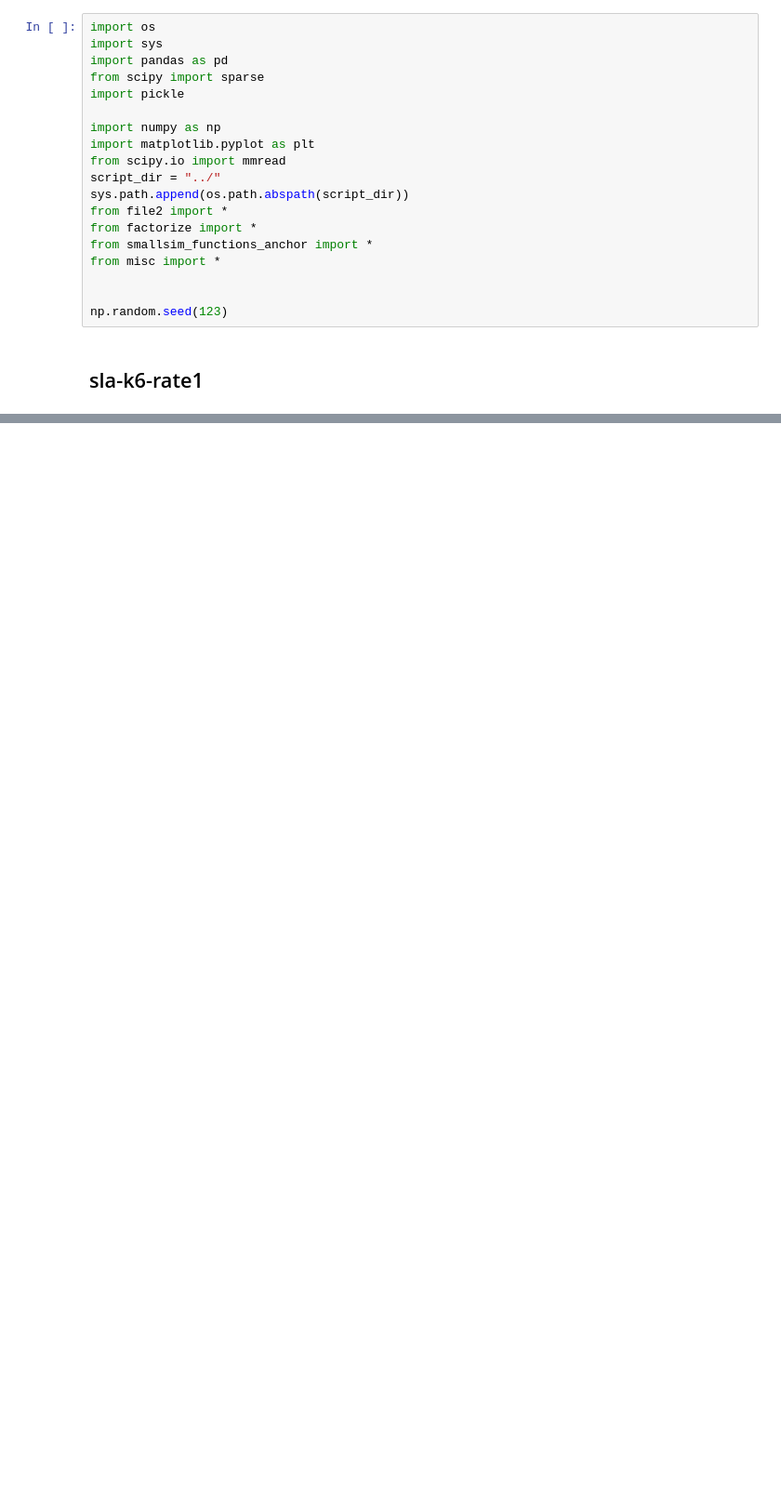
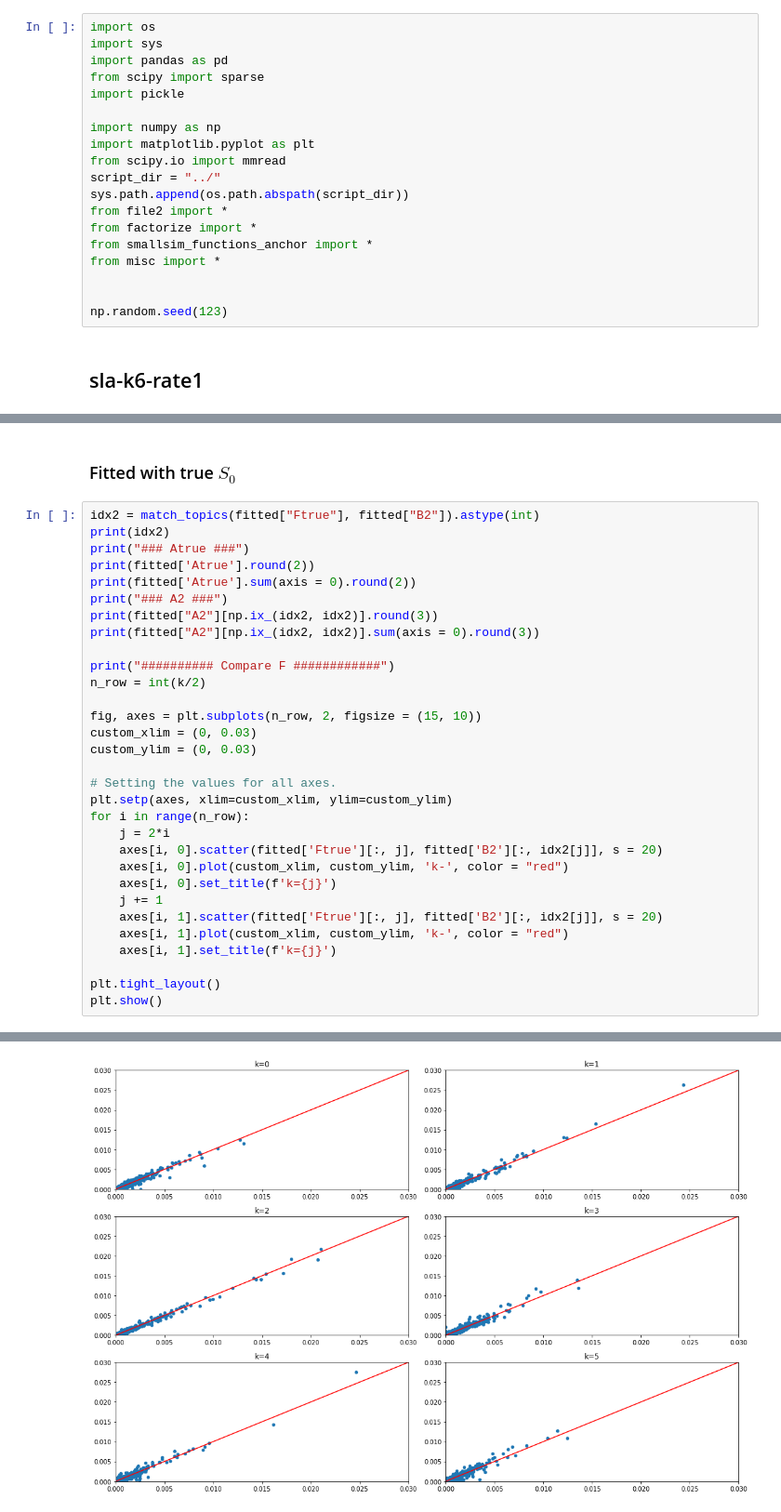
Before and after one commit to zihao12/pyJSMF-RAW, a Jupyter notebook: experiments/sla_multinomial1.ipynb, the cells around one changed output, grey strips where cells are left out. Shown at 93% size. Saved outputs shown, nothing was run; the diff lists cells and outputs as text; blank space fills up the shorter version.

```diff
--- a/experiments/sla_multinomial1.ipynb
+++ b/experiments/sla_multinomial1.ipynb
@@ -112,0 +111,34 @@ matched topic idx
+# %% [markdown]
+### Fitted with true $S_0$
+# %%
+idx2 = match_topics(fitted["Ftrue"], fitted["B2"]).astype(int)
+print(idx2)
+print("### Atrue ###")
+print(fitted['Atrue'].round(2))
+print(fitted['Atrue'].sum(axis = 0).round(2))
+print("### A2 ###")
+print(fitted["A2"][np.ix_(idx2, idx2)].round(3))
+print(fitted["A2"][np.ix_(idx2, idx2)].sum(axis = 0).round(3))
+
+print("########## Compare F ############")
+n_row = int(k/2)
+
+fig, axes = plt.subplots(n_row, 2, figsize = (15, 10))
+custom_xlim = (0, 0.03)
+custom_ylim = (0, 0.03)
+
+# Setting the values for all axes.
+plt.setp(axes, xlim=custom_xlim, ylim=custom_ylim)
+for i in range(n_row):
+    j = 2*i
+    axes[i, 0].scatter(fitted['Ftrue'][:, j], fitted['B2'][:, idx2[j]], s = 20)
+    axes[i, 0].plot(custom_xlim, custom_ylim, 'k-', color = "red")
+    axes[i, 0].set_title(f'k={j}')
+    j += 1
+    axes[i, 1].scatter(fitted['Ftrue'][:, j], fitted['B2'][:, idx2[j]], s = 20)
+    axes[i, 1].plot(custom_xlim, custom_ylim, 'k-', color = "red")
+    axes[i, 1].set_title(f'k={j}')
+
+plt.tight_layout()
+plt.show()
+# %% [output]
@@ -112,0 +163 @@ matched topic idx
+[figure, added]
```
Also changed, not shown: parts of 7 cells of this notebook, 1 other file.
